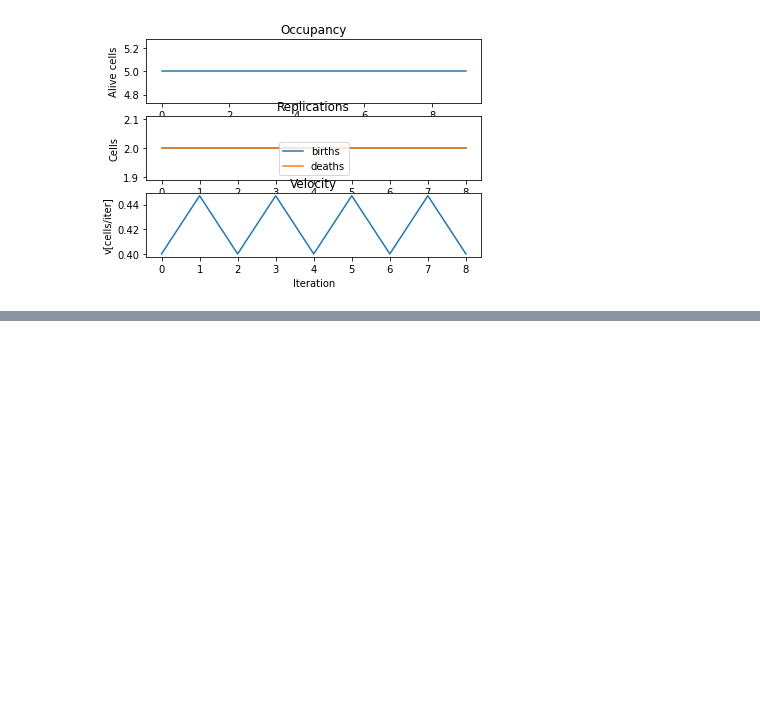
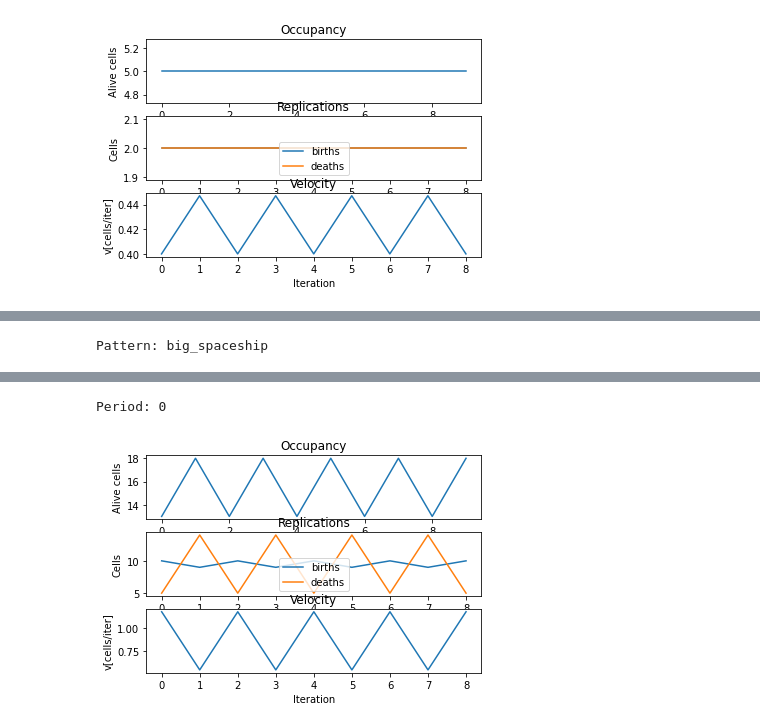
Before and after one commit to fabiovac/game_of_life, a Jupyter notebook: Project.ipynb, the cells around one changed output, grey strips where cells are left out. Drawn from its saved outputs; the diff is of its cells as text; code cells hidden in the pictures; blank space fills up the shorter version.

```diff
--- a/Project.ipynb
+++ b/Project.ipynb
@@ -383,0 +391,4 @@ Period: 0
+# %%
+analyze_pattern(library, 'big_spaceship')
+# %% [output]
+Pattern: big_spaceship
@@ -383,0 +396,2 @@ Period: 0
+Period: 0
+[figure, added]
```
Also changed, not shown: parts of 4 cells of this notebook, 3 other files.
